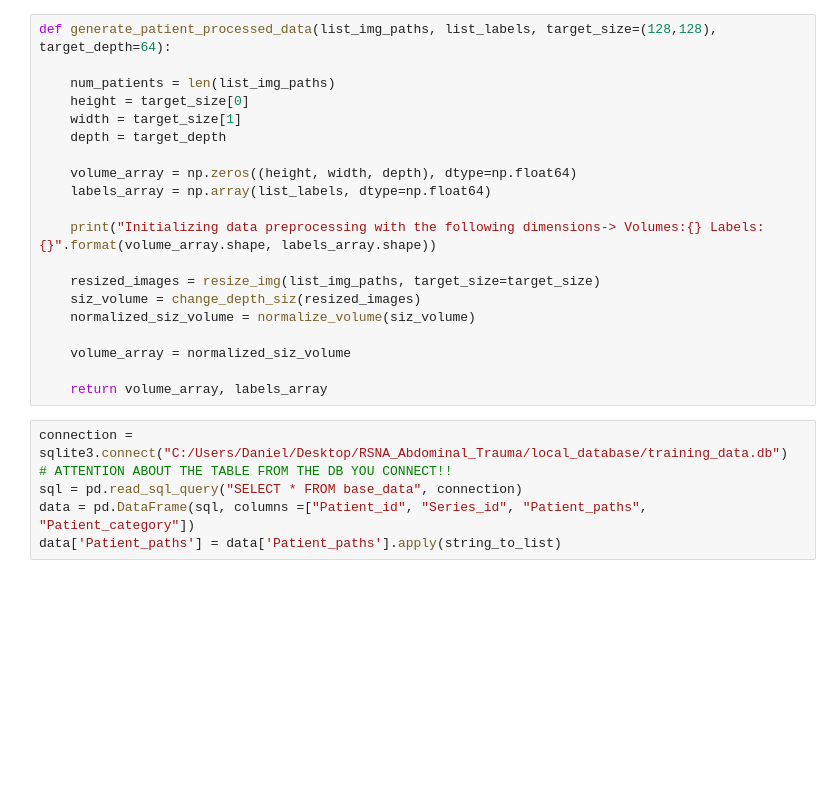
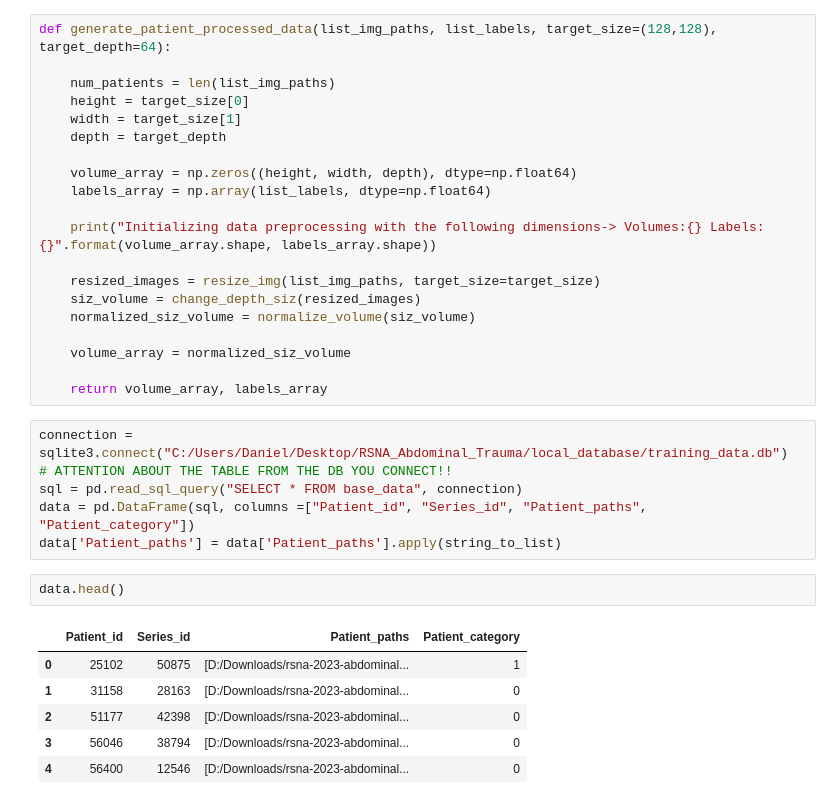
Before and after one commit to PedroAMtz/RSNA_Abdominal_Trauma, a Jupyter notebook: preprocessing/numpy_preprocessing_validation.ipynb, the cells around one changed output. Drawn from its saved outputs; the diff is of its cells as text; blank space fills up the shorter version.

```diff
--- a/preprocessing/numpy_preprocessing_validation.ipynb
+++ b/preprocessing/numpy_preprocessing_validation.ipynb
@@ -92,4 +93,13 @@ connection = sqlite3.connect("C:/Users/Daniel/Desktop/RSNA_Abdominal_Trauma/loca
 sql = pd.read_sql_query("SELECT * FROM base_data", connection)
 data = pd.DataFrame(sql, columns =["Patient_id", "Series_id", "Patient_paths", "Patient_category"])
 data['Patient_paths'] = data['Patient_paths'].apply(string_to_list)
+# %%
+data.head()
+# %% [output]
+|  | Patient_id | Series_id | Patient_paths | Patient_category |
+| 0 | 25102 | 50875 | [D:/Downloads/rsna-2023-abdominal... | 1 |
+| 1 | 31158 | 28163 | [D:/Downloads/rsna-2023-abdominal... | 0 |
+| 2 | 51177 | 42398 | [D:/Downloads/rsna-2023-abdominal... | 0 |
+| 3 | 56046 | 38794 | [D:/Downloads/rsna-2023-abdominal... | 0 |
+| 4 | 56400 | 12546 | [D:/Downloads/rsna-2023-abdominal... | 0 |
 # %%
```
Also changed, not shown: parts of 5 cells of this notebook.
